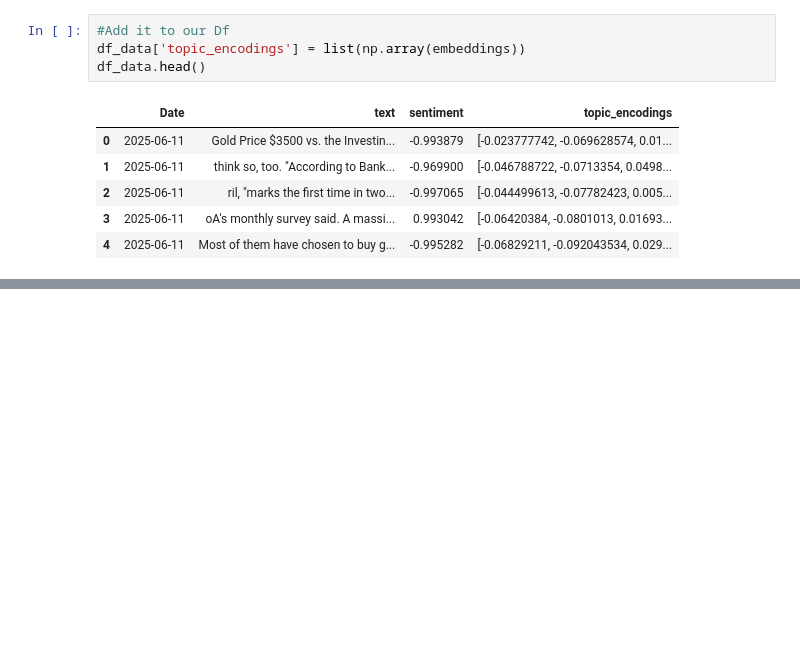
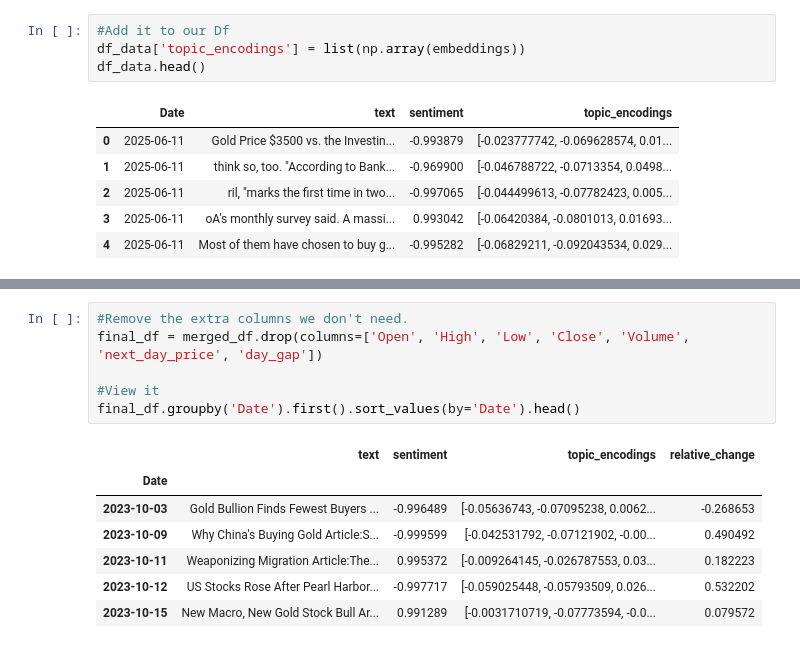
Before and after one commit to Adithya-Jayan/DL-7-25, a Jupyter notebook: Exploration_and_testing/Predictor_model/predictor_model.ipynb, the cells around one changed output, grey strips where cells are left out. Drawn from its saved outputs; the diff is of its cells as text; blank space fills up the shorter version.

```diff
--- a/Exploration_and_testing/Predictor_model/predictor_model.ipynb
+++ b/Exploration_and_testing/Predictor_model/predictor_model.ipynb
@@ -443,0 +477,14 @@ df_data.head()
+# %%
+#Remove the extra columns we don't need.
+final_df = merged_df.drop(columns=['Open', 'High', 'Low', 'Close', 'Volume', 'next_day_price', 'day_gap'])
+
+#View it
+final_df.groupby('Date').first().sort_values(by='Date').head()
+# %% [output]
+|  | text | sentiment | topic_encodings | relative_change |
+| Date |  |  |  |  |
+| 2023-10-03 | Gold Bullion Finds Fewest Buyers ... | -0.996489 | [-0.05636743, -0.07095238, 0.0062... | -0.268653 |
+| 2023-10-09 | Why China's Buying Gold Article:S... | -0.999599 | [-0.042531792, -0.07121902, -0.00... | 0.490492 |
+| 2023-10-11 | Weaponizing Migration Article:The... | 0.995372 | [-0.009264145, -0.026787553, 0.03... | 0.182223 |
+| 2023-10-12 | US Stocks Rose After Pearl Harbor... | -0.997717 | [-0.059025448, -0.05793509, 0.026... | 0.532202 |
+| 2023-10-15 | New Macro, New Gold Stock Bull Ar... | 0.991289 | [-0.0031710719, -0.07773594, -0.0... | 0.079572 |
```
Also changed, not shown: parts of 1 cell of this notebook.
